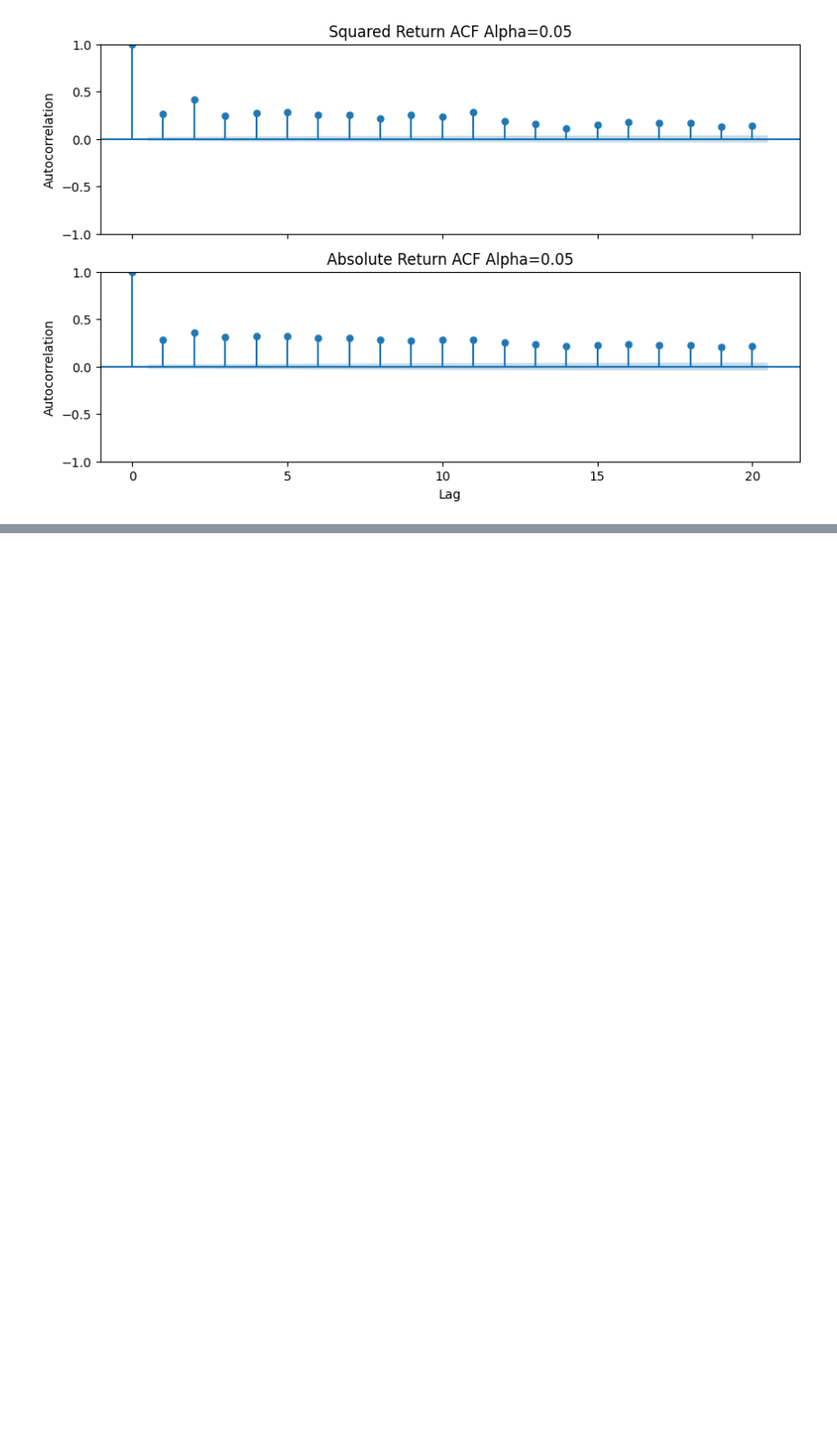
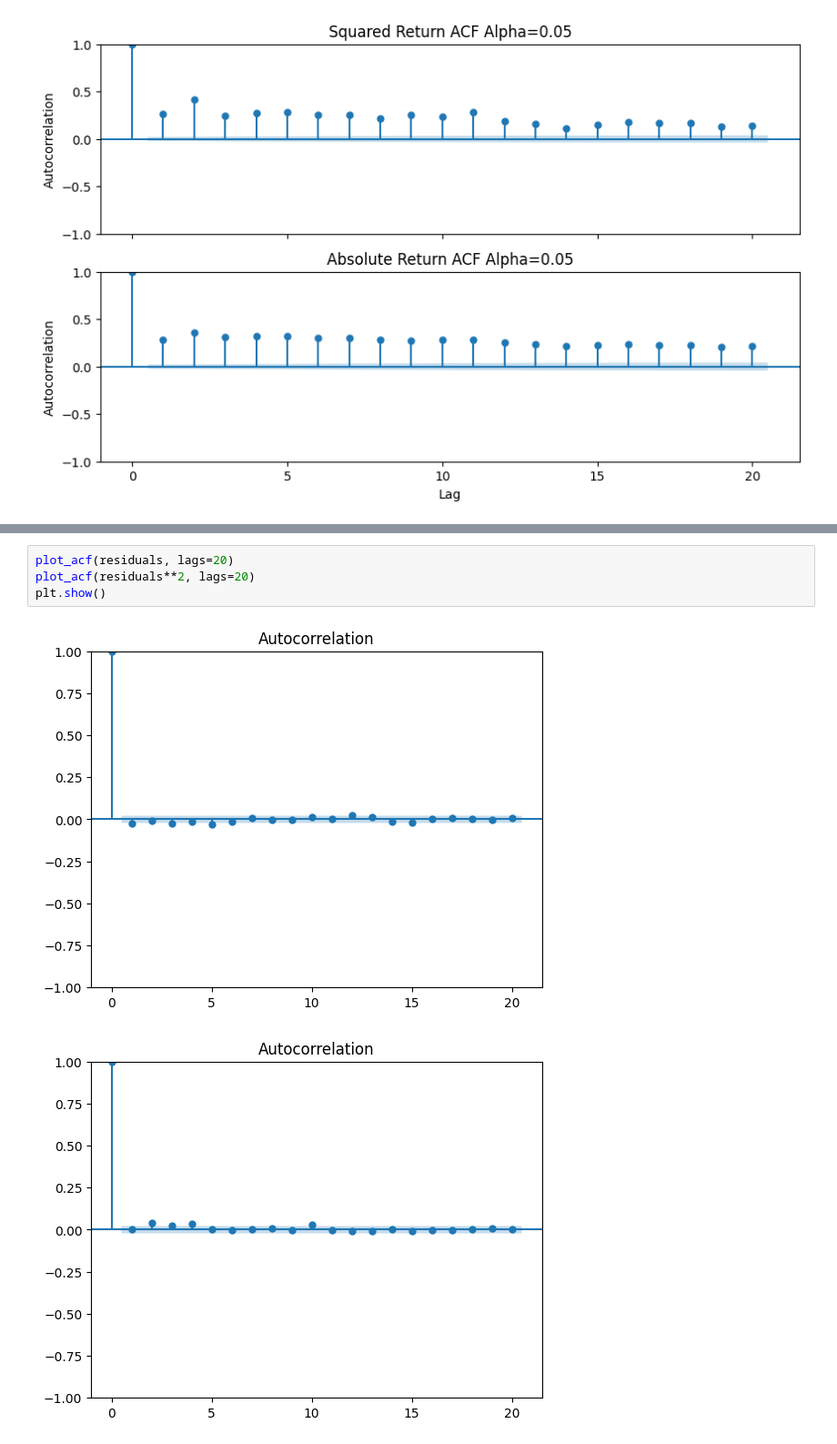
Before and after one commit to yixinethanxie/elements-of-quantitative-investing, a Jupyter notebook: chapter_2.ipynb, the cells around one changed output, grey strips where cells are left out. Shown: that part at 91% size. Drawn from its saved outputs; the diff is of its cells as text; blank space fills up the shorter version.

```diff
--- a/chapter_2.ipynb
+++ b/chapter_2.ipynb
@@ -420,0 +387,7 @@ Name: params, dtype: float64
+# %%
+plot_acf(residuals, lags=20)
+plot_acf(residuals**2, lags=20)
+plt.show()
+# %% [output]
+[figure, added]
+[figure, added]
```
Also changed, not shown: parts of 15 cells of this notebook.
